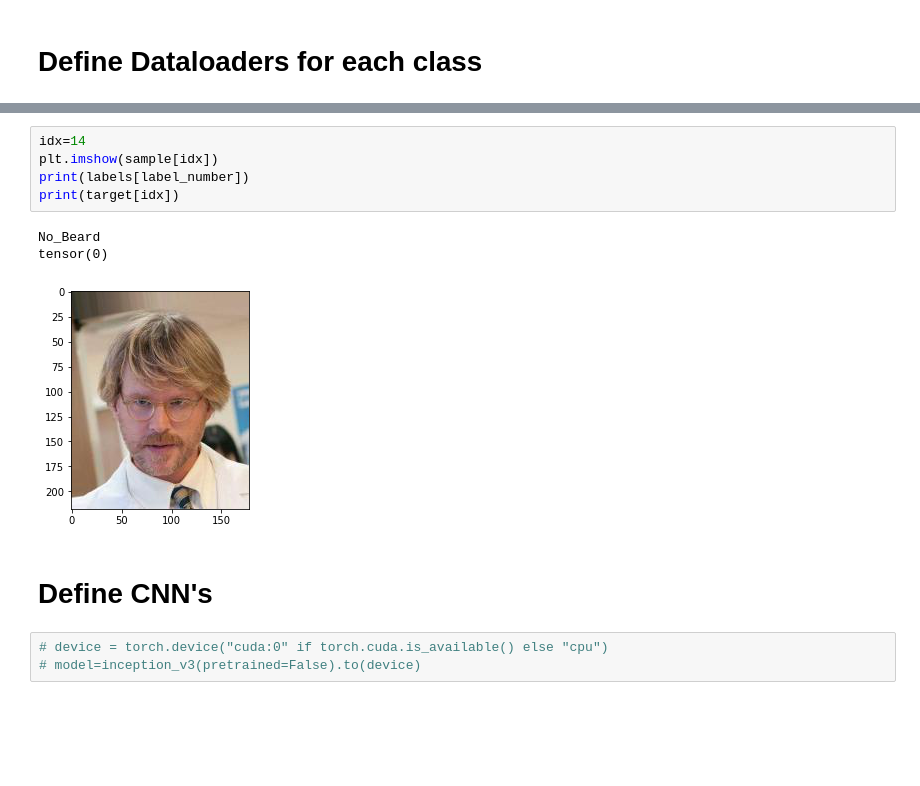
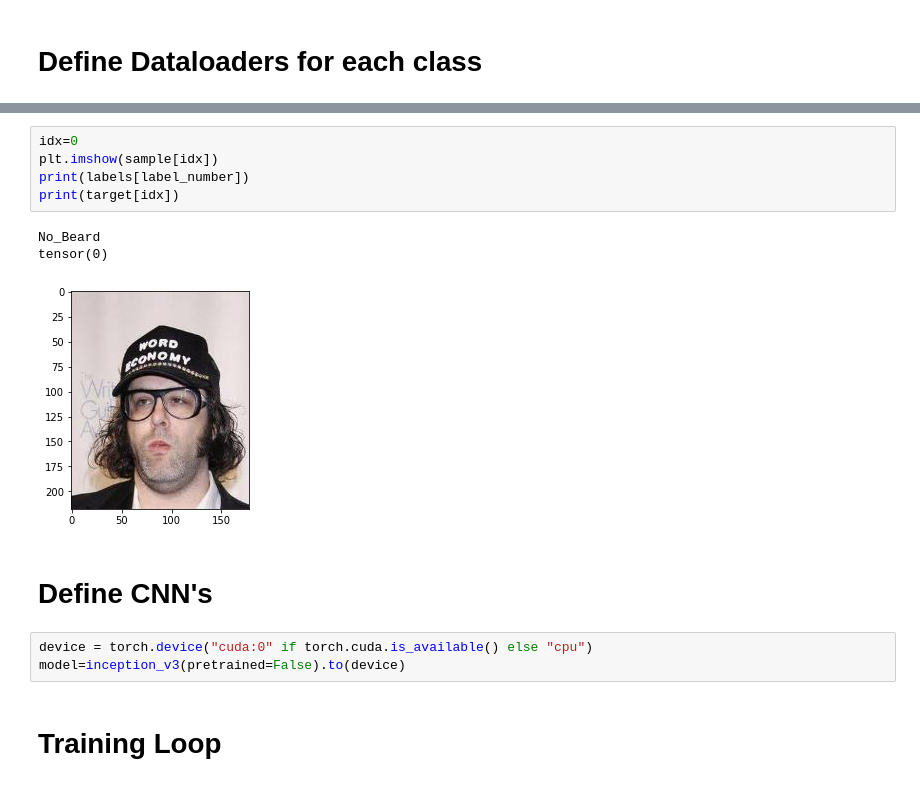
Before and after one commit to drags99/DeepLearning_Project, a Jupyter notebook: CNN_training_extraction.ipynb, the cells around one changed output, grey strips where cells are left out. Drawn from its saved outputs; the diff is of its cells as text; blank space fills up the shorter version.

```diff
--- a/CNN_training_extraction.ipynb
+++ b/CNN_training_extraction.ipynb
@@ -97,14 +65,16 @@ print(ds0_test.__len__())
 # %%
-idx=14
+idx=0
 plt.imshow(sample[idx])
 print(labels[label_number])
 print(target[idx])
 # %% [output]
 No_Beard
 tensor(0)
-[figure, old version]
+[figure, new version]
 # %% [markdown]
 # Define CNN's
 # %%
-# device = torch.device("cuda:0" if torch.cuda.is_available() else "cpu")
-# model=inception_v3(pretrained=False).to(device)
+device = torch.device("cuda:0" if torch.cuda.is_available() else "cpu")
+model=inception_v3(pretrained=False).to(device)
+# %% [markdown]
+# Training Loop
```
Also changed, not shown: parts of 3 cells of this notebook, 1 other file.
